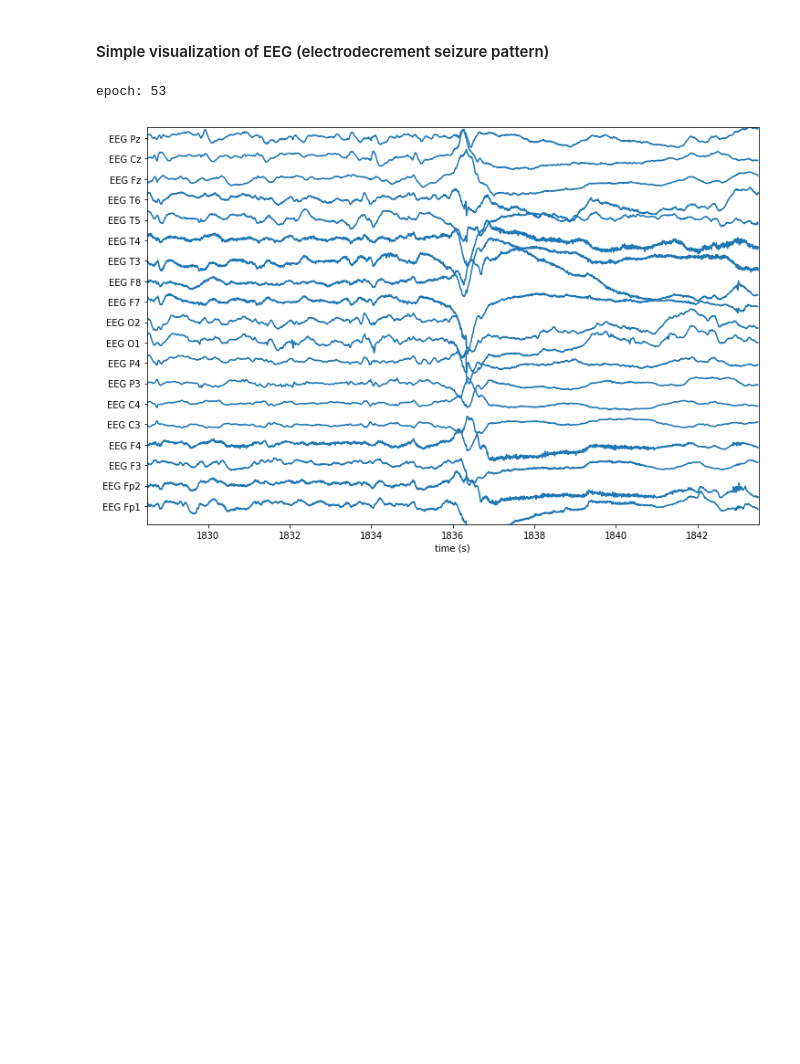
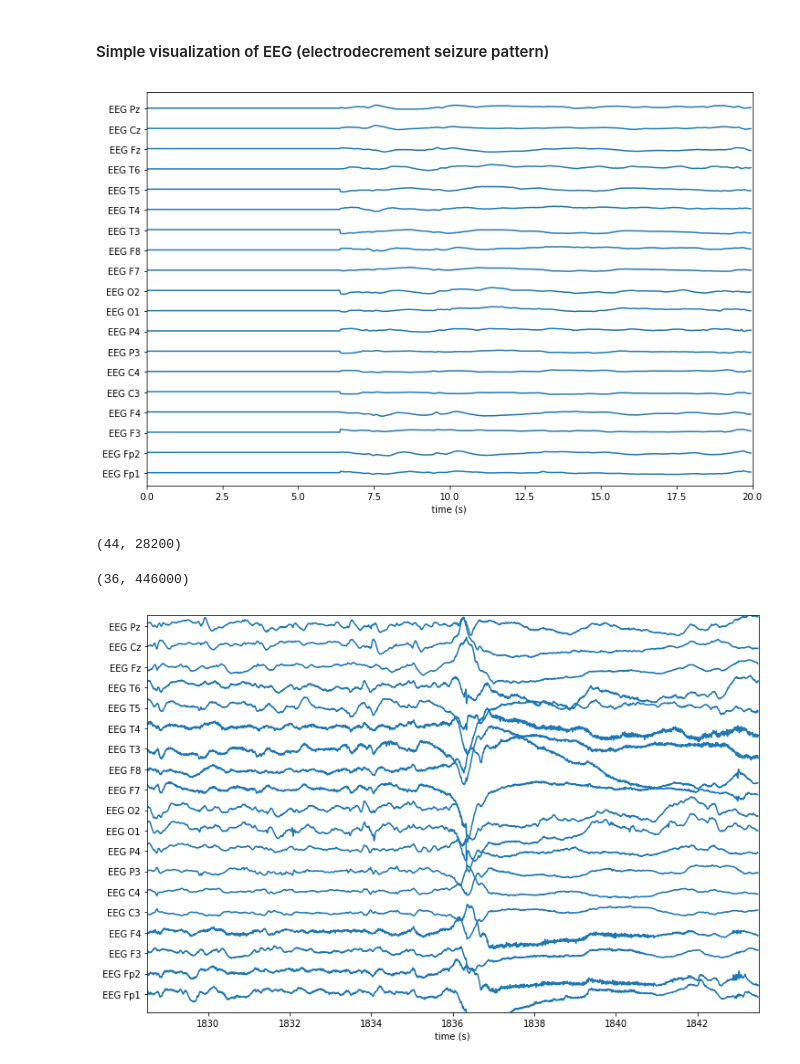
Before and after one commit to DanielLongo/eegML, a Jupyter notebook: eeg-hdfstorage/notebooks/vizSpasm.ipynb, the cells around one changed output. Saved outputs shown, nothing was run; the diff lists cells and outputs as text; code cells hidden in the pictures; blank space fills up the shorter version.

```diff
--- a/eeg-hdfstorage/notebooks/vizSpasm.ipynb
+++ b/eeg-hdfstorage/notebooks/vizSpasm.ipynb
@@ -72,13 +71,21 @@ numbered_electrode_labels = ["%d:%s" % (ii, str(labels[ii], 'ascii')) for ii in
 # %%
 # plot 10s epochs (multiples in DE)
 ch0, ch1 = (0,19)
 DE = 2 # how many 10s epochs to display
 epoch = 53; ptepoch = 10*int(rec.attrs['sample_frequency'])
 dp = int(0.5*ptepoch)
-# stacklineplot.stackplot(signals[ch0:ch1,epoch*ptepoch+dp:(epoch+DE)*ptepoch+dp],seconds=DE*10.0, ylabels=electrode_labels[ch0:ch1], yscale=0.3)
-print("epoch:", epoch)
+stacklineplot.stackplot(signals[ch0:ch1,1000 : 1000 + 768],seconds=DE*10.0, ylabels=electrode_labels[ch0:ch1], yscale=0.3)
+# print("epoch:", epoch)
 # %% [output]
-epoch: 53
+[figure, added]
+# %%
+signals.shape
+# %% [output]
+(44, 28200)
+# %%
+signals.shape
+# %% [output]
+(36, 446000)
 # %%
 # search identified spasms at 1836, 1871, 1901, 1939
 stacklineplot.show_epoch_centered(signals, 1836,
```
Also changed, not shown: parts of 2 cells of this notebook, 1 other file.
